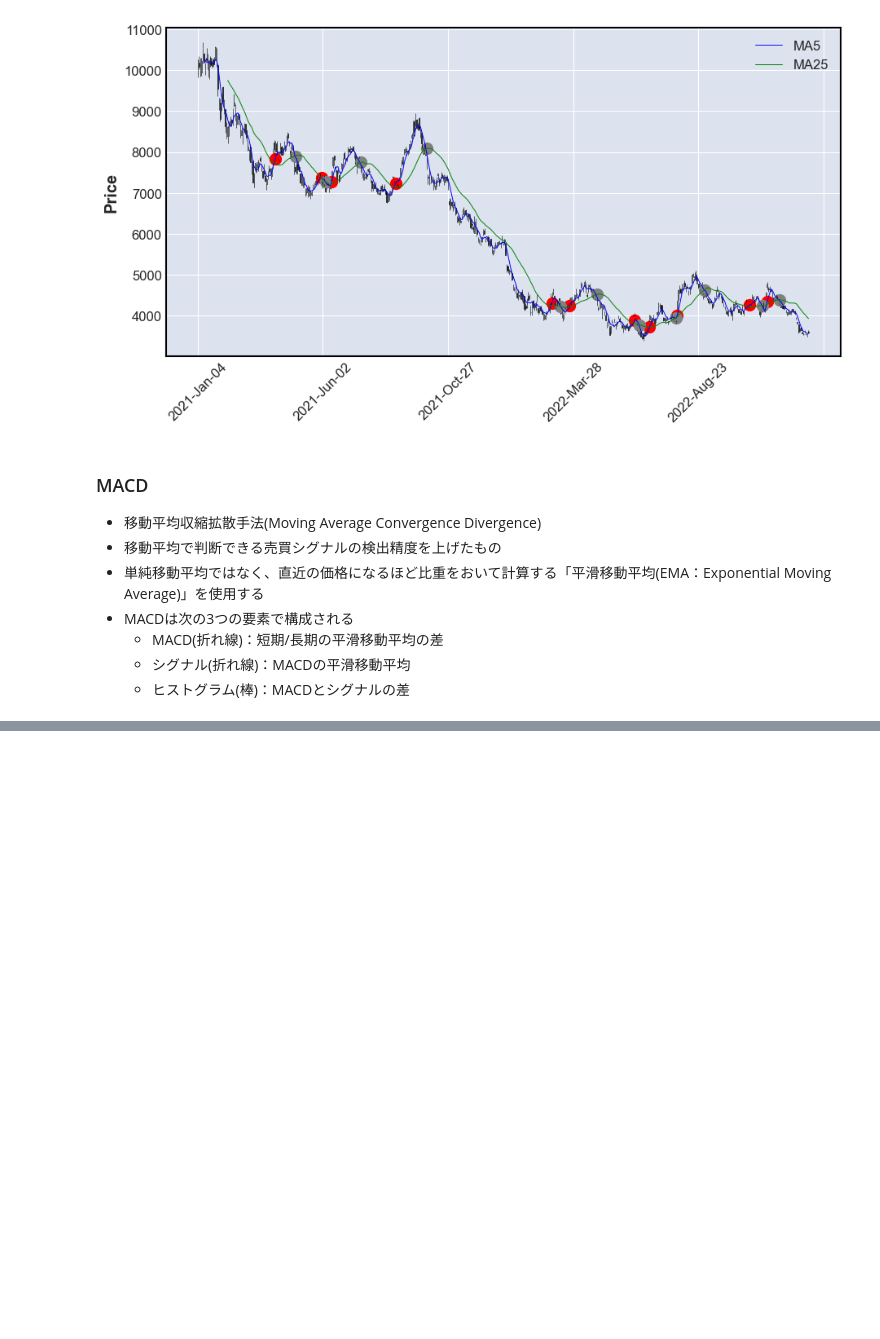
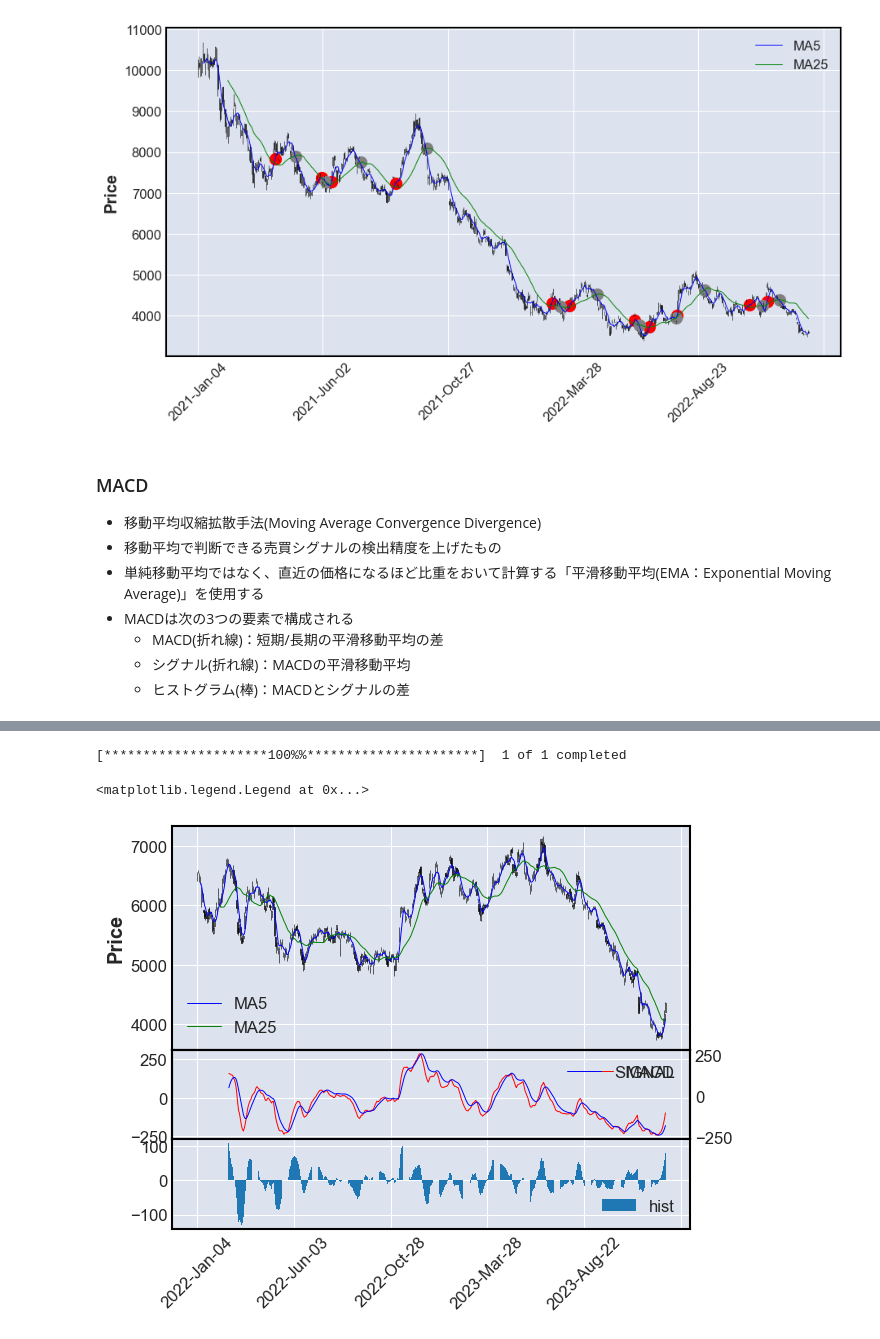
Before and after one commit to KOHTA0405/stock_price, a Jupyter notebook: stock_price.ipynb, the cells around one changed output, grey strips where cells are left out. Saved outputs shown, nothing was run; the diff lists cells and outputs as text; code cells hidden in the pictures; blank space fills up the shorter version.

```diff
--- a/stock_price.ipynb
+++ b/stock_price.ipynb
@@ -348,0 +346,32 @@ fig.show()
+# %%
+df = get_stock_data("4911", "2022-01-01", "2023-12-31", "1d")
+close = df["Close"]
+
+# 移動平均
+df["ma5"] = ta.SMA(close, timeperiod=5)
+df["ma25"] = ta.SMA(close, timeperiod=25)
+
+# MACD
+macd, macdsignal, hist = ta.MACD(close, fastperiod=12, slowperiod=26, signalperiod=9)
+df["macd"] = macd
+df["macd_signal"] = macdsignal
+df["hist"] = hist
+
+apd = [
+    mpf.make_addplot(df["ma5"], color="blue", panel=0, width=0.7, label="MA5"),
+    mpf.make_addplot(df["ma25"], color="green", panel=0, width=0.7, label="MA25"),
+    mpf.make_addplot(df["macd"], color="red", panel=1, width=0.7, label="MACD"),
+    mpf.make_addplot(
+        df["macd_signal"], color="blue", panel=1, width=0.7, label="SIGNAL"
+    ),
+    mpf.make_addplot(df["hist"], panel=2, type="bar", label="hist"),
+]
+
+fig, axes = mpf.plot(df, type="candle", figratio=(5, 4), addplot=apd, returnfig=True)
+axes[0].legend(loc=0)
+axes[2].legend(loc=0)
+axes[4].legend(loc=0)
+# %% [output]
+[*********************100%%**********************]  1 of 1 completed
+<matplotlib.legend.Legend at 0x...>
+[figure, added]
```
Also changed, not shown: parts of 5 cells of this notebook.
